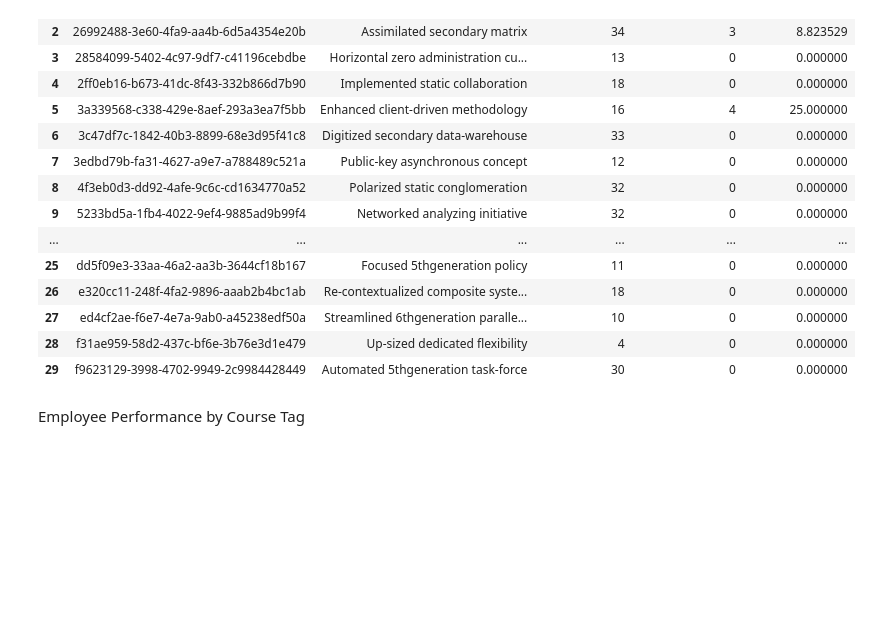
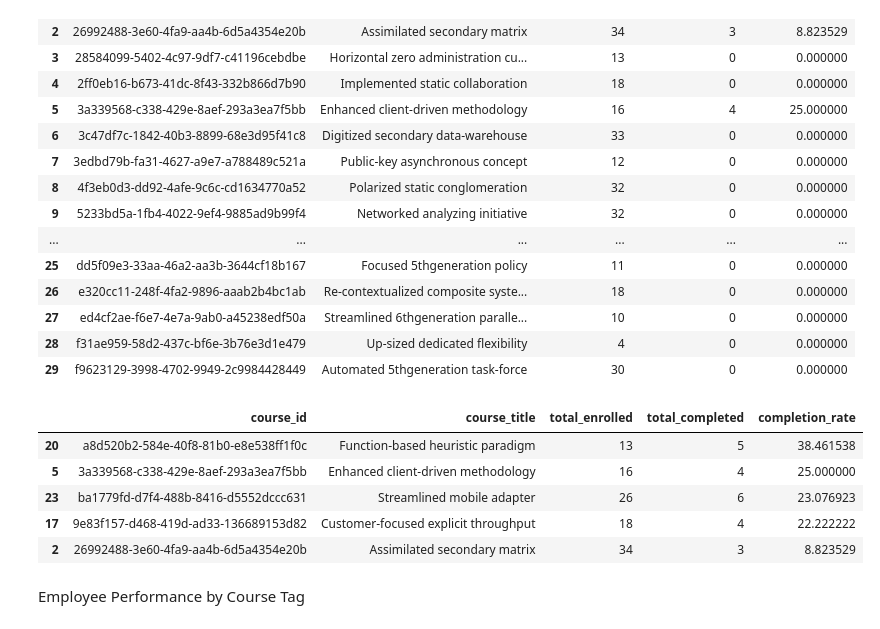
Before and after one commit to vikasreddy1406/Course_completion_project, a Jupyter notebook: data_engineering/data_report_script.ipynb, the cells around one changed output. Drawn from its saved outputs; the diff is of its cells as text; code cells hidden in the pictures; blank space fills up the shorter version.

```diff
--- a/data_engineering/data_report_script.ipynb
+++ b/data_engineering/data_report_script.ipynb
@@ -388,6 +425,18 @@ display(course_completion_kpi)
 | 27 | ed4cf2ae-f6e7-4e7a-9ab0-a45238edf50a | Streamlined 6thgeneration paralle... | 10 | 0 | 0.000000 |
 | 28 | f31ae959-58d2-437c-bf6e-3b76e3d1e479 | Up-sized dedicated flexibility | 4 | 0 | 0.000000 |
 | 29 | f9623129-3998-4702-9949-2c9984428449 | Automated 5thgeneration task-force | 30 | 0 | 0.000000 |
+# %%
+top_5_completion_rate = course_completion_kpi.nlargest(5, 'completion_rate')
+
+
+top_5_completion_rate.head()
+# %% [output]
+|  | course_id | course_title | total_enrolled | total_completed | completion_rate |
+| 20 | a8d520b2-584e-40f8-81b0-e8e538ff1f0c | Function-based heuristic paradigm | 13 | 5 | 38.461538 |
+| 5 | 3a339568-c338-429e-8aef-293a3ea7f5bb | Enhanced client-driven methodology | 16 | 4 | 25.000000 |
+| 23 | ba1779fd-d7f4-488b-8416-d5552dccc631 | Streamlined mobile adapter | 26 | 6 | 23.076923 |
+| 17 | 9e83f157-d468-419d-ad33-136689153d82 | Customer-focused explicit throughput | 18 | 4 | 22.222222 |
+| 2 | 26992488-3e60-4fa9-aa4b-6d5a4354e20b | Assimilated secondary matrix | 34 | 3 | 8.823529 |
 # %% [markdown]
 Employee Performance by Course Tag
 # %%
```
Also changed, not shown: parts of 5 cells of this notebook, 6 other files.
